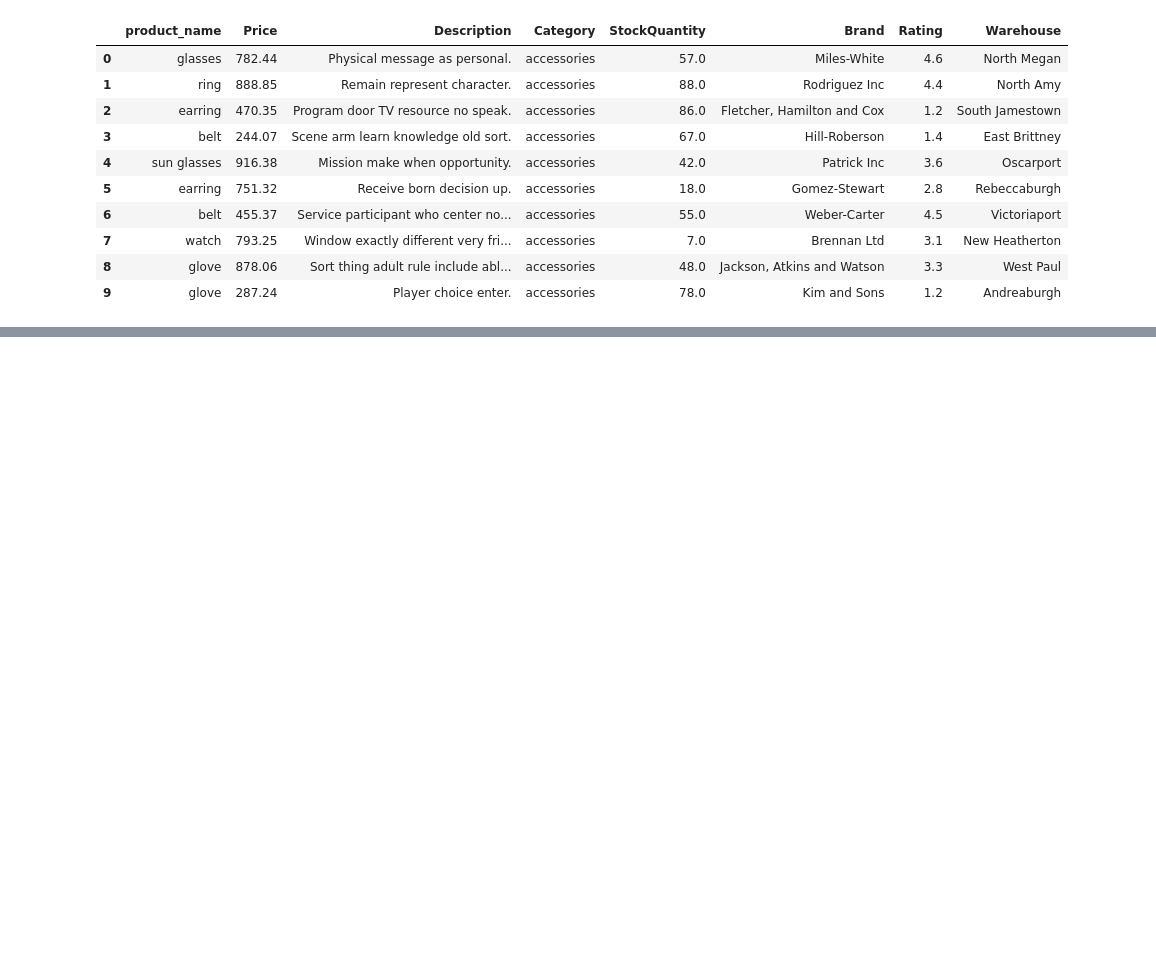
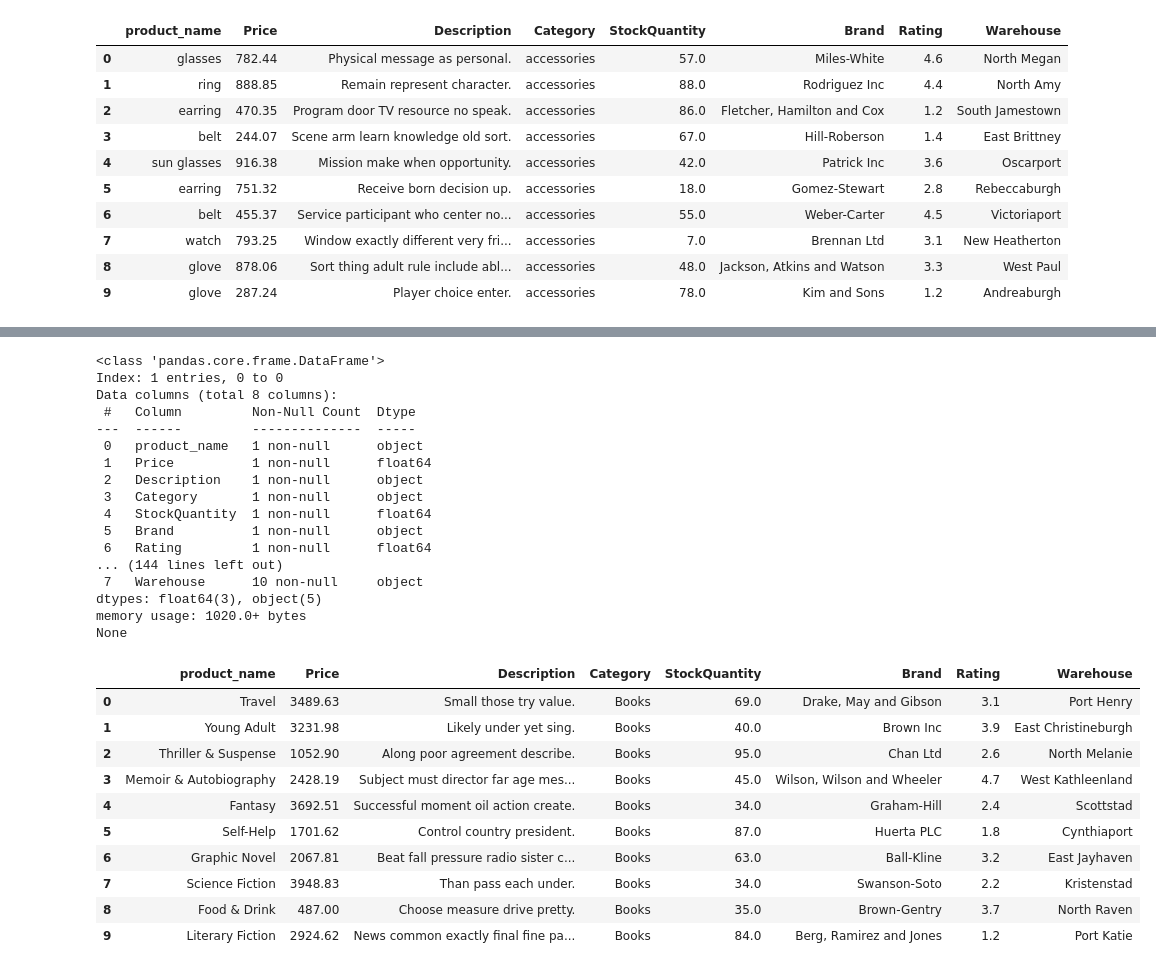
Before and after one commit to Vandan1009/python_1, a Jupyter notebook: project.ipynb, the cells around one changed output, grey strips where cells are left out. Drawn from its saved outputs; the diff is of its cells as text; code cells hidden in the pictures; blank space fills up the shorter version.

```diff
--- a/project.ipynb
+++ b/project.ipynb
@@ -144,0 +145,61 @@ input_data(10)
+# %%
+import pandas as pd
+from random import randint, uniform, choice
+from faker import Faker
+
+fake = Faker()
+
+# List of book categories
+book_categories = [
+    "Fantasy", "Science Fiction", "Mystery", "Horror", "Historical Fiction", "Women’s Fiction",
+    "Literary Fiction", "Magic Realism", "Graphic Novel", "Short Story", "Young Adult", "New Adult",
+    "Dystopian", "Action & Adventure", "Thriller & Suspense", "Romance", "Children’s", "Contemporary Fiction",
+    "Biography", "Self-Help", "History", "Memoir & Autobiography", "Food & Drink", "Art & Photography", "Travel"
+]
+
+def input_data(x):
+    # pandas dataframe
+    data = pd.DataFrame()
+    for i in range(0, x):
+        data.loc[i, 'product_name'] = choice(book_categories)
+        data.loc[i, 'Price'] = round(uniform(100.0, 4000.0), 2)
+        data.loc[i, 'Description'] = fake.sentence()
+        data.loc[i, 'Category'] = 'Books'
+        data.loc[i, 'StockQuantity'] = randint(1, 100)
+        data.loc[i, 'Brand'] = fake.company()
+        data.loc[i, 'Rating'] = round(uniform(1.0, 5.0), 1)
+        data.loc[i, 'Warehouse'] = fake.city()
+        print(data.info())
+    return data
+
+# Example usage
+input_data(10)
+# %% [output]
+<class 'pandas.core.frame.DataFrame'>
+Index: 1 entries, 0 to 0
+Data columns (total 8 columns):
+ #   Column         Non-Null Count  Dtype
+---  ------         --------------  -----
+ 0   product_name   1 non-null      object
+ 1   Price          1 non-null      float64
+ 2   Description    1 non-null      object
+ 3   Category       1 non-null      object
+ 4   StockQuantity  1 non-null      float64
+ 5   Brand          1 non-null      object
+ 6   Rating         1 non-null      float64
+... (144 lines left out)
+ 7   Warehouse      10 non-null     object
+dtypes: float64(3), object(5)
+memory usage: 1020.0+ bytes
+None
+|  | product_name | Price | Description | Category | StockQuantity | Brand | Rating | Warehouse |
+| 0 | Travel | 3489.63 | Small those try value. | Books | 69.0 | Drake, May and Gibson | 3.1 | Port Henry |
+| 1 | Young Adult | 3231.98 | Likely under yet sing. | Books | 40.0 | Brown Inc | 3.9 | East Christineburgh |
+| 2 | Thriller & Suspense | 1052.90 | Along poor agreement describe. | Books | 95.0 | Chan Ltd | 2.6 | North Melanie |
+| 3 | Memoir & Autobiography | 2428.19 | Subject must director far age mes... | Books | 45.0 | Wilson, Wilson and Wheeler | 4.7 | West Kathleenland |
+| 4 | Fantasy | 3692.51 | Successful moment oil action create. | Books | 34.0 | Graham-Hill | 2.4 | Scottstad |
+| 5 | Self-Help | 1701.62 | Control country president. | Books | 87.0 | Huerta PLC | 1.8 | Cynthiaport |
+| 6 | Graphic Novel | 2067.81 | Beat fall pressure radio sister c... | Books | 63.0 | Ball-Kline | 3.2 | East Jayhaven |
+| 7 | Science Fiction | 3948.83 | Than pass each under. | Books | 34.0 | Swanson-Soto | 2.2 | Kristenstad |
+| 8 | Food & Drink | 487.00 | Choose measure drive pretty. | Books | 35.0 | Brown-Gentry | 3.7 | North Raven |
+| 9 | Literary Fiction | 2924.62 | News common exactly final fine pa... | Books | 84.0 | Berg, Ramirez and Jones | 1.2 | Port Katie |
```
Also changed, not shown: parts of 2 cells of this notebook.
